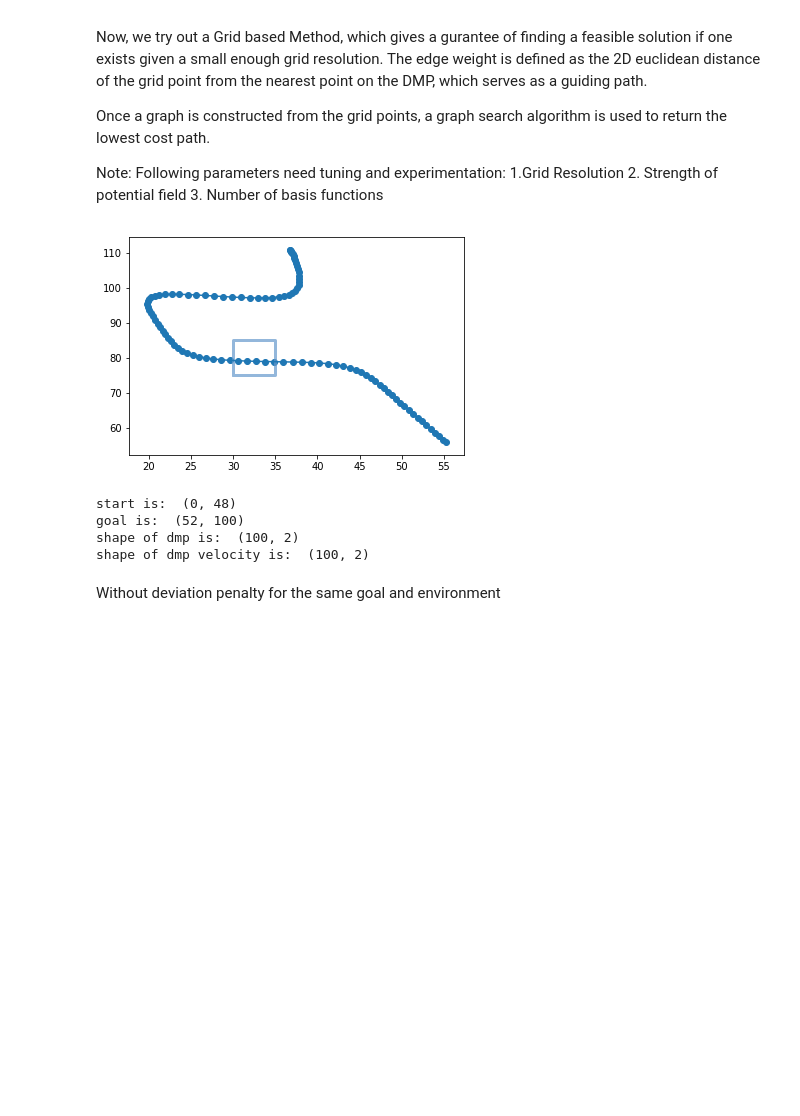
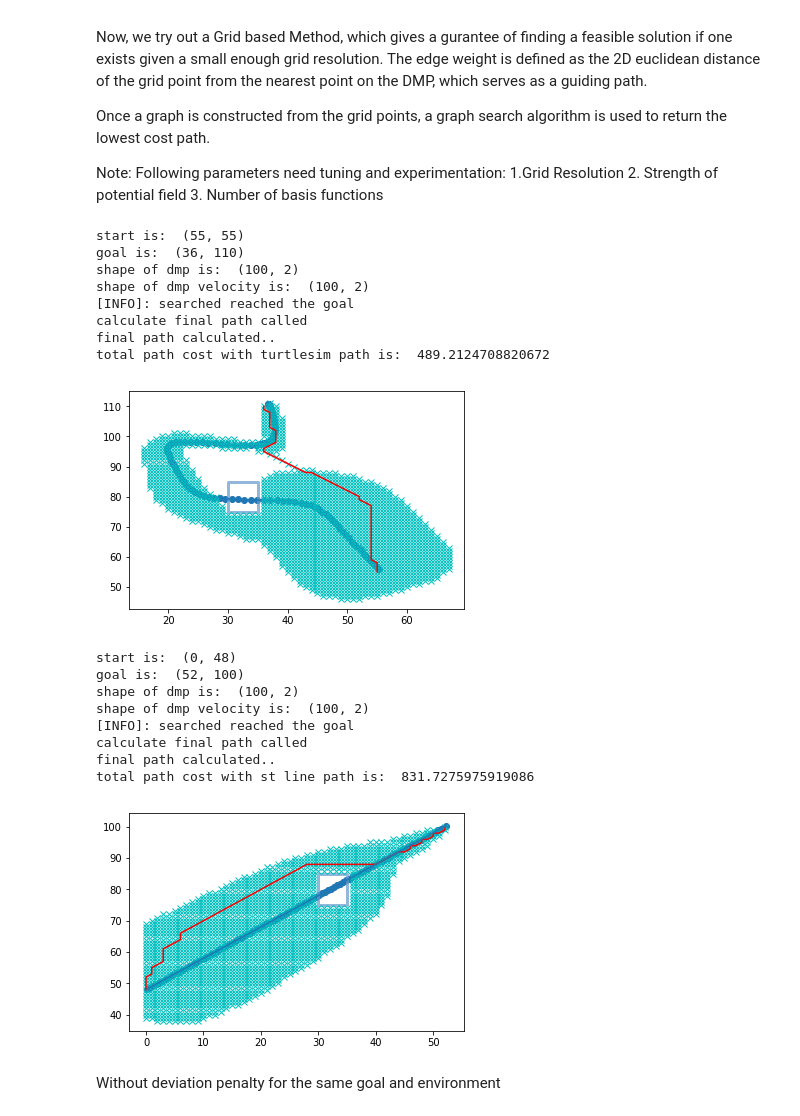
Before and after one commit to gutsy-robot/pydmps, a Jupyter notebook: pydmps/dmp_obstacle_avoidance_algo.ipynb, the cells around one changed output. Saved outputs shown, nothing was run; the diff lists cells and outputs as text; code cells hidden in the pictures; blank space fills up the shorter version.

```diff
--- a/pydmps/dmp_obstacle_avoidance_algo.ipynb
+++ b/pydmps/dmp_obstacle_avoidance_algo.ipynb
@@ -383,9 +382,9 @@ def dijkstra_planning(sx, sy, gx, gy, obstacles, reso, dmp=None,
                 openset[n_id] = node
 
     # call to final_path to give out the trail for the lowest cost path.
-    rx, ry = calc_final_path(ngoal, closedset, reso)
+    rx, ry, cost = calc_final_path(ngoal, closedset, reso)
 
-    return rx, ry
+    return rx, ry, cost
 
 
 def calculate_dmp_cost(x, y, motion_x, motion_y, dmp, dmp_vel, obstacles=None, reso=1.0, dt=0.01,
@@ -448,40 +447,56 @@ grid_size = 1.0
 
 plt.plot(ob_x, ob_y, color='#6699cc', alpha=0.7, linewidth=3, solid_capstyle='round', zorder=2)
 
 plt.plot(y_track_nc[:, 0], y_track_nc[:, 1])
 plt.scatter(y_track_nc[:, 0], y_track_nc[:, 1])
 
-rx, ry = dijkstra_planning(floor(x[0]), floor(y[0]), floor(x[-1]), floor(y[-1]), [obstacle], grid_size,
+rx, ry, cost = dijkstra_planning(floor(x[0]), floor(y[0]), floor(x[-1]), floor(y[-1]), [obstacle], grid_size,
                           dmp=y_track_nc, dmp_vel=dy_track_nc, dt=dmp.dt)
+
+print("total path cost with turtlesim path is: ", cost)
 
 plt.plot(rx, ry, "-r")
 plt.show()
 
 plt.plot(ob_x, ob_y, color='#6699cc', alpha=0.7, linewidth=3, solid_capstyle='round', zorder=2)
 dmp_st_line.y0[0] = 0.0
 dmp_st_line.y0[1] = 48.0
 
 dmp_st_line.goal[0] = 52.0
 dmp_st_line.goal[1] = 100.0
 
 y_st_line3, dy_st_line3, ddy_st_line3, s_st_line3 = dmp_st_line.rollout()
 
 
 
-rx, ry = dijkstra_planning(0, 48, 52, 100, [obstacle], grid_size,
+rx, ry, cost = dijkstra_planning(0, 48, 52, 100, [obstacle], grid_size,
                            dmp=y_st_line3, dmp_vel=dy_st_line3, dt=dmp.dt)
 
+print("total path cost with st line path is: ", cost)
 plt.plot(rx, ry, "-r")
 plt.plot(y_st_line3[:, 0], y_st_line3[:, 1])
 plt.scatter(y_st_line3[:, 0], y_st_line3[:, 1])
 
 plt.show()
 # %% [output]
+start is:  (55, 55)
+goal is:  (36, 110)
+shape of dmp is:  (100, 2)
+shape of dmp velocity is:  (100, 2)
+[INFO]: searched reached the goal
+calculate final path called
+final path calculated..
+total path cost with turtlesim path is:  489.2124708820672
-[figure, old version]
+[figure, new version]
-start is:  (0, 48)
-goal is:  (52, 100)
-shape of dmp is:  (100, 2)
-shape of dmp velocity is:  (100, 2)
+start is:  (0, 48)
+goal is:  (52, 100)
+shape of dmp is:  (100, 2)
+shape of dmp velocity is:  (100, 2)
+[INFO]: searched reached the goal
+calculate final path called
+final path calculated..
+total path cost with st line path is:  831.7275975919086
+[figure, added]
 # %% [markdown]
 Without deviation penalty for the same goal and environment
 # %%
```
Also changed, not shown: parts of 9 cells of this notebook.
